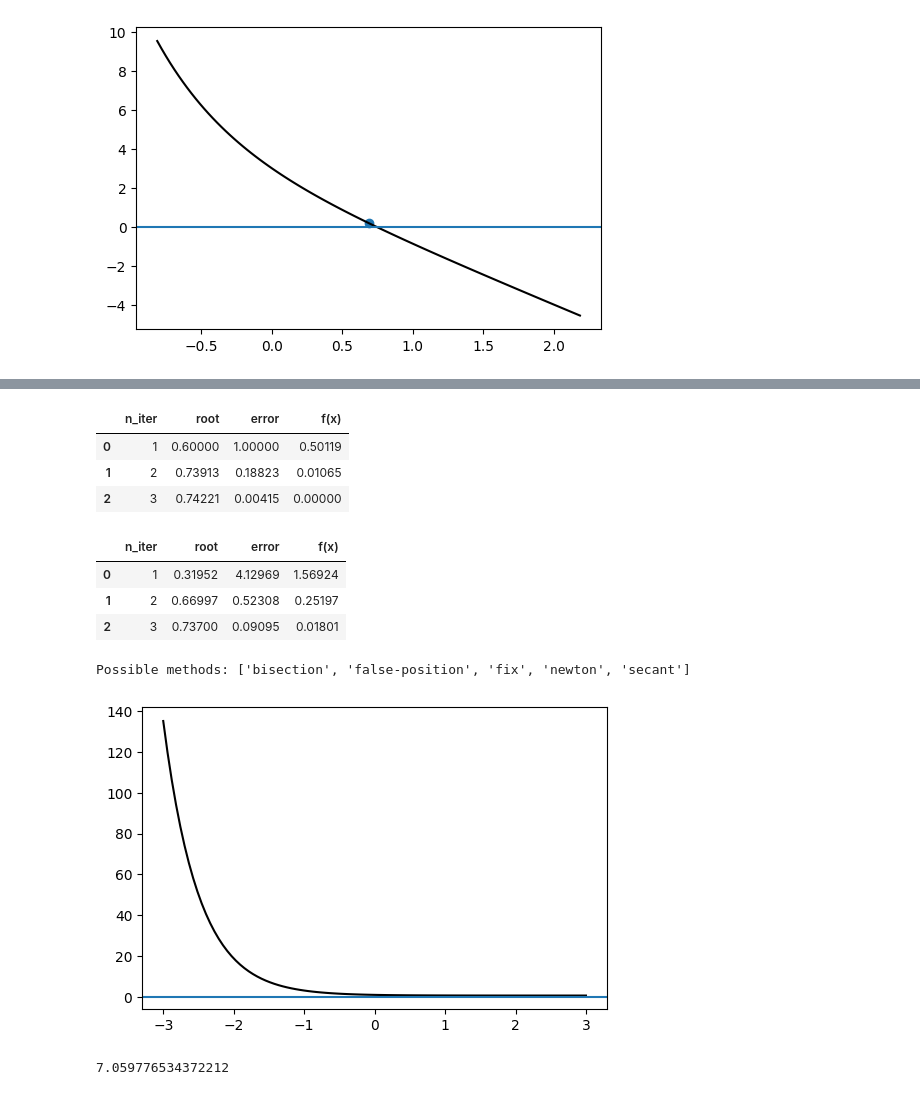
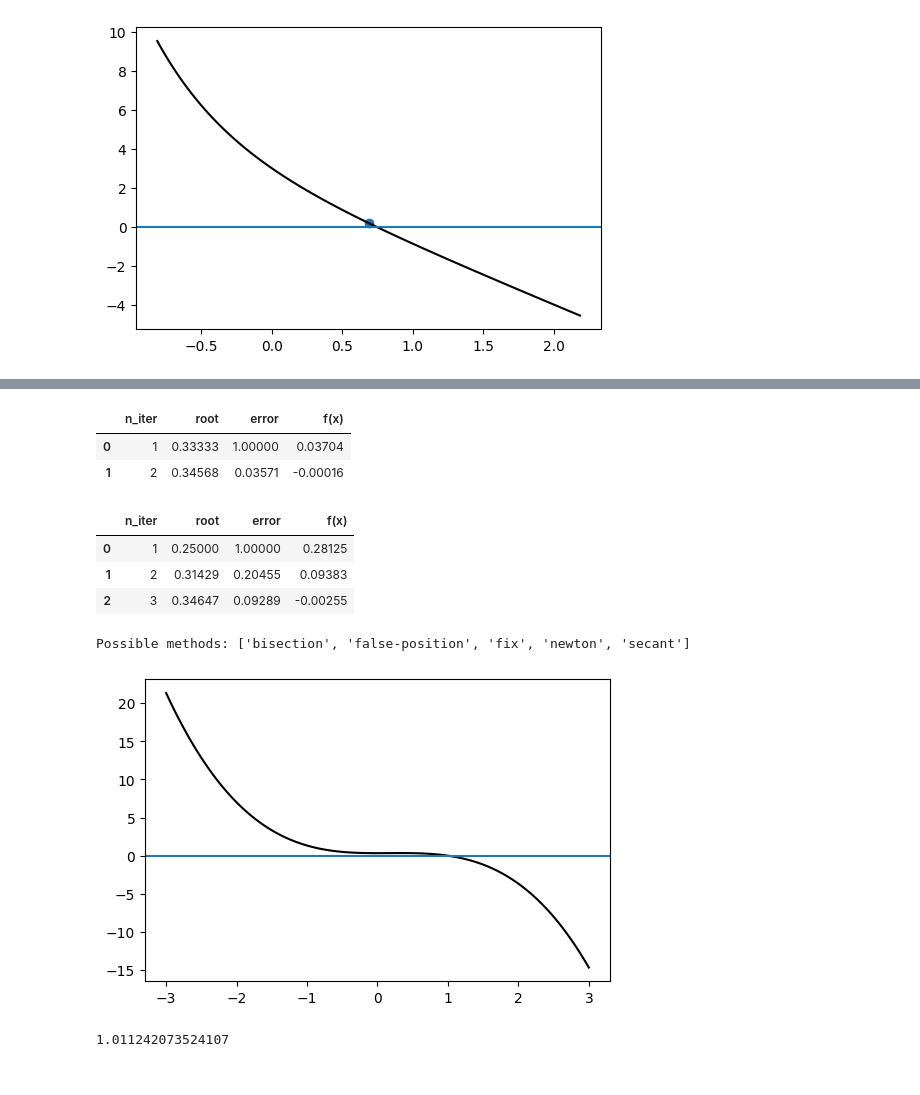
Before and after one commit to gmauricio-toledo/UNISON-teaching, a Jupyter notebook: U2-Raices.ipynb, the cells around one changed output, grey strips where cells are left out. Drawn from its saved outputs; the diff is of its cells as text; code cells hidden in the pictures.

```diff
--- a/U2-Raices.ipynb
+++ b/U2-Raices.ipynb
@@ -477,34 +481,39 @@ rf.print_table()
 # def df(x):
 #     return 3*x**2-1
 
+# def df(x):
+#     return -2*e**(-2*x)-3
+
 def df(x):
-    return -2*e**(-2*x)-3
+    return -6*x**2+2*x-3
 
 rf.fit(tolerance=0.1,method='newton',x0=0,df=df)
 rf.print_table()
 # %% [output]
 |  | n_iter | root | error | f(x) |
-| 0 | 1 | 0.60000 | 1.00000 | 0.50119 |
-| 1 | 2 | 0.73913 | 0.18823 | 0.01065 |
-| 2 | 3 | 0.74221 | 0.00415 | 0.00000 |
+| 0 | 1 | 0.33333 | 1.00000 | 0.03704 |
+| 1 | 2 | 0.34568 | 0.03571 | -0.00016 |
 # %%
-rf.fit(tolerance=0.1,method='secant',x0=-1,x1=0)
+rf.fit(tolerance=0.1,method='secant',x0=0,x1=1)
 rf.print_table()
 # %% [output]
 |  | n_iter | root | error | f(x) |
-| 0 | 1 | 0.31952 | 4.12969 | 1.56924 |
-| 1 | 2 | 0.66997 | 0.52308 | 0.25197 |
-| 2 | 3 | 0.73700 | 0.09095 | 0.01801 |
+| 0 | 1 | 0.25000 | 1.00000 | 0.28125 |
+| 1 | 2 | 0.31429 | 0.20455 | 0.09383 |
+| 2 | 3 | 0.34647 | 0.09289 | -0.00255 |
 # %%
+# def h(x):
+#     return (e**(-2*x)+2)/3
+
 def h(x):
-    return (e**(-2*x)+2)/3
+    return (-2*x**3+x**2+1)/3
 
 rf = RootFinder(f=h)
-rf.fit(tolerance=0.1,method='fix',x0=1)
+rf.fit(tolerance=0.1,method='fix',x0=0)
 # %% [output]
 Possible methods: ['bisection', 'false-position', 'fix', 'newton', 'secant']
-[figure, old version]
+[figure, new version]
-7.059776534372212
+1.011242073524107
 # %%
 rf.print_table()
 # %% [output]
```
Also changed, not shown: parts of 7 cells of this notebook, 4 other files.
